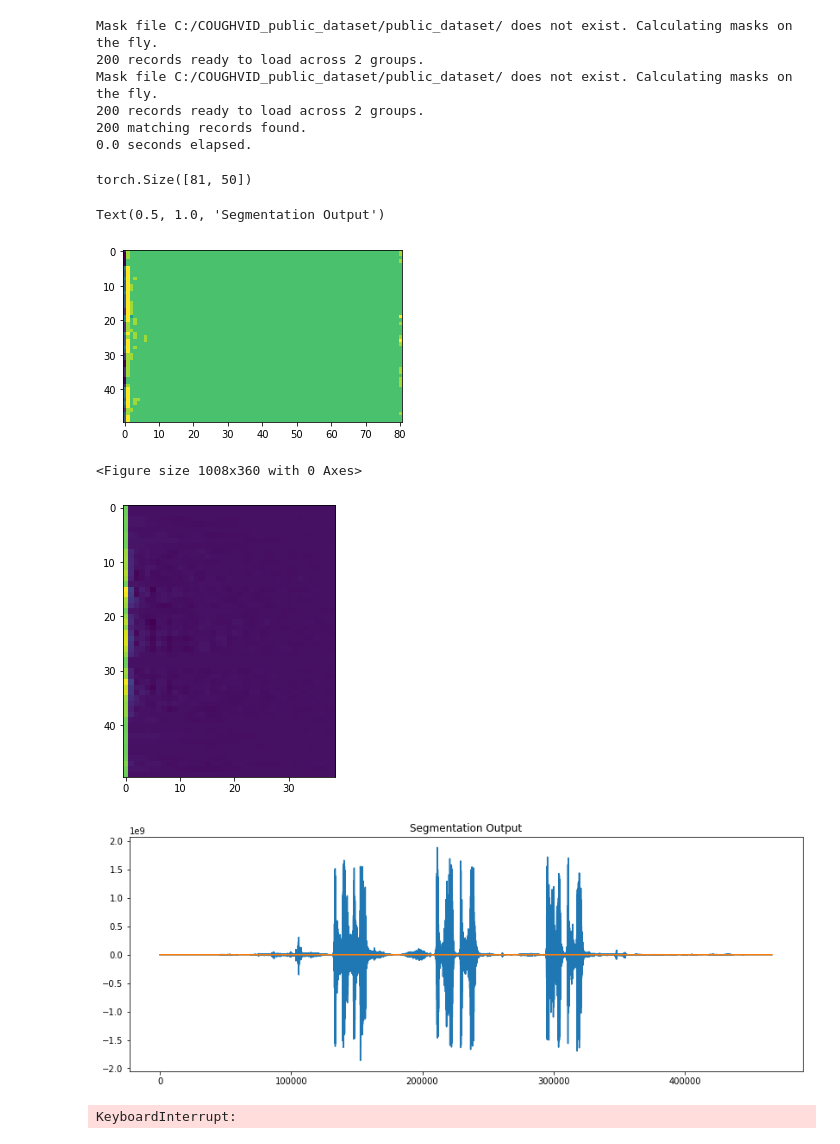
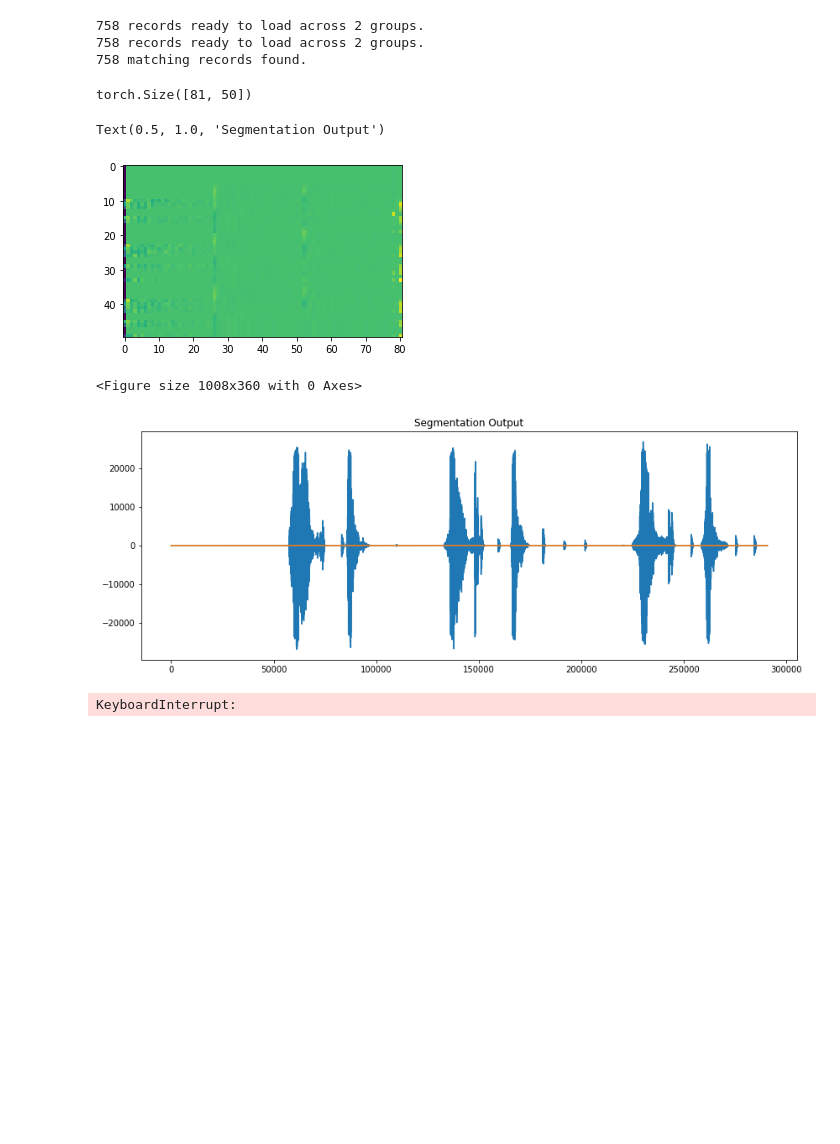
Before and after one commit to cmalinmayor/ML4Health_Coughvid, a Jupyter notebook: generate_dataset.ipynb, the cells around one changed output. Cells and saved outputs as stored; diff of their text form; code cells hidden in the pictures; blank space fills up the shorter version.

```diff
--- a/generate_dataset.ipynb
+++ b/generate_dataset.ipynb
@@ -15,8 +16,9 @@ from segmentation import segment_cough
 # %%
 dir = 'C:/COUGHVID_public_dataset/public_dataset/'
+dir = './data/coswara/'
 
-dataset         = CoughvidDataset(dir, 'metadata_compiled.csv', get_features=False,samples_per_class=100)
-feature_dataset = CoughvidDataset(dir, 'metadata_compiled.csv', get_features=True,samples_per_class=100)
+dataset         = CoswaraDataset(dir,get_features=False,samples_per_class=379)#CoughvidDataset(dir, 'metadata_compiled.csv', get_features=False,samples_per_class=100)
+feature_dataset = CoswaraDataset(dir,get_features=True,samples_per_class=379)#CoughvidDataset(dir, 'metadata_compiled.csv', get_features=True,samples_per_class=100)
 
 
 ### NOTE: THIS IS ALREADY IMPLEMENTED IN THE DATALOADER CLASS ###
@@ -36,24 +38,14 @@ feature_dataloader = DataLoader(feature_dataset, num_workers=num_workers)#, batc
 
 print(str(len(dataloader)) + " matching records found.")
 
-# takes about 16 minutes
-start = time.time()
-#all_data = [[audio,labels] for audio,labels in dataloader]
-end = time.time()
-
-print(f'{end-start} seconds elapsed.')
-
 ifdl = iter(feature_dataloader)
 inputs, classes   = next(ifdl)
 idl  = iter(dataloader)
 inputs2, classes2 = next(idl)
 # %% [output]
-Mask file C:/COUGHVID_public_dataset/public_dataset/ does not exist. Calculating masks on the fly.
-200 records ready to load across 2 groups.
-Mask file C:/COUGHVID_public_dataset/public_dataset/ does not exist. Calculating masks on the fly.
-200 records ready to load across 2 groups.
-200 matching records found.
-0.0 seconds elapsed.
+758 records ready to load across 2 groups.
+758 records ready to load across 2 groups.
+758 matching records found.
 # %%
 import matplotlib.pyplot as plt
 import librosa.display
@@ -61,40 +53,39 @@ import librosa.display
 inputs, classes   = next(ifdl)
 inputs2, classes2 = next(idl)
 
 assert classes == classes2
 
 print(inputs[0].shape)
 
 plt.figure(figsize=(5, 14))
 plt.imshow(inputs[0].T)
 #plt.imshow(inputs2[0])
 plt.figure(figsize=(14, 5))
 a = np.array(inputs2[0].tolist(),dtype='float')
 
 
 cough_segments, mask = segment_cough(a,48000)
 masked_audio = np.ma.masked_array(a,1-mask)
 
 
-frames = dataset.extract_frames(masked_audio.compressed())
-librosa_mfcc = librosa.feature.mfcc(frames.flatten(), sr=48000, n_mfcc=39, n_mels=40, n_fft=512, hop_length=1024, power=2,center=False)
-plt.figure(figsize=(14, 5))
+#frames = dataset.extract_frames(masked_audio.compressed())
+#librosa_mfcc = librosa.feature.mfcc(frames.flatten(), sr=48000, n_mfcc=39, n_mels=40, n_fft=512, hop_length=1024, power=2,center=False)
+#plt.figure(figsize=(14, 5))
 
-plt.imshow(librosa_mfcc.T)
+#plt.imshow(librosa_mfcc.T)
 
 plt.figure(figsize=(14, 5))
 
 #librosa.display.waveplot(masked_audio, sr=48000)
 plt.plot(a)
 plt.plot(mask)
 plt.title("Segmentation Output")
 # %% [output]
 torch.Size([81, 50])
 Text(0.5, 1.0, 'Segmentation Output')
-[figure, old version]
+[figure, new version]
 <Figure size 1008x360 with 0 Axes>
-[figure, old version]
+[figure, new version]
-[figure, removed]
 # %%
 tester = TestCoughvidDataset(dataset)
 tester.test_data_loader()
```
Also changed, not shown: parts of 1 cell of this notebook, 3 other files.
